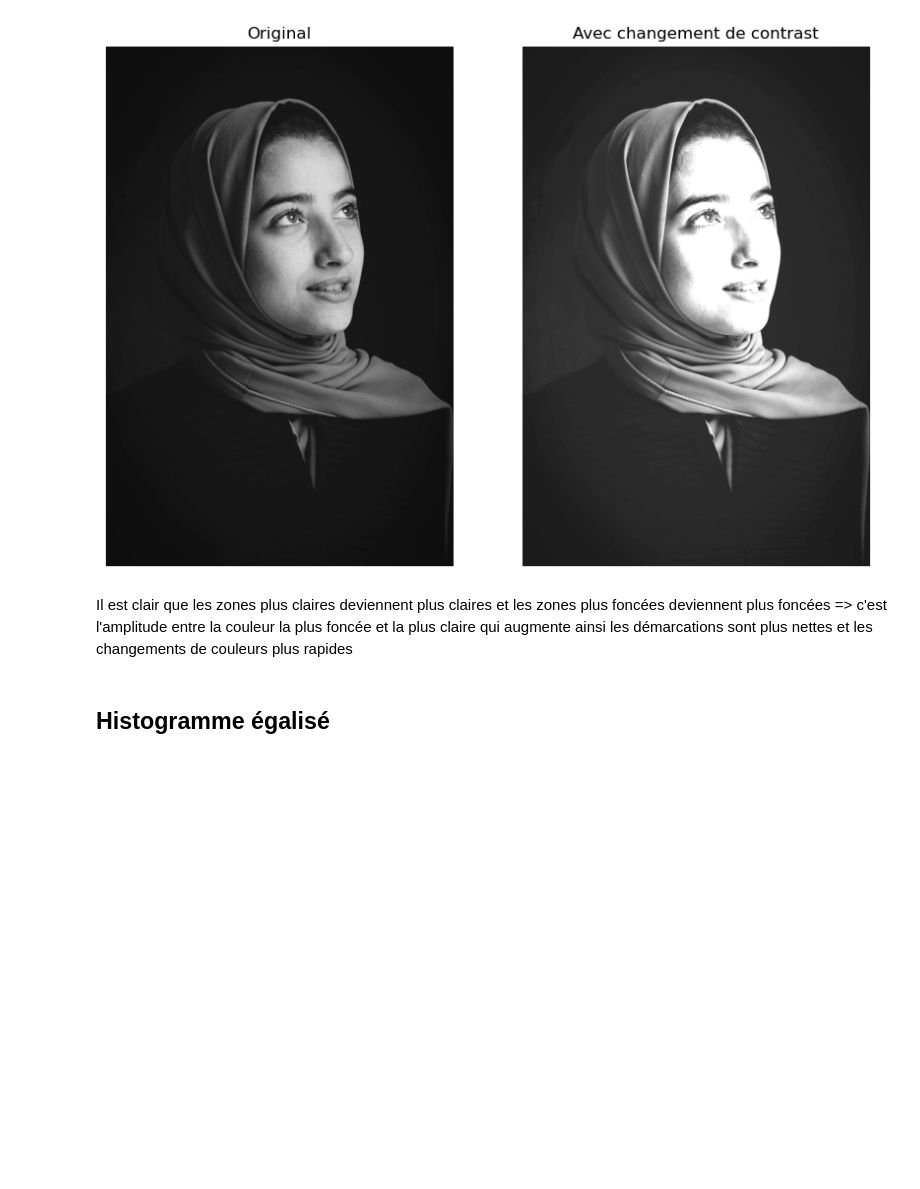
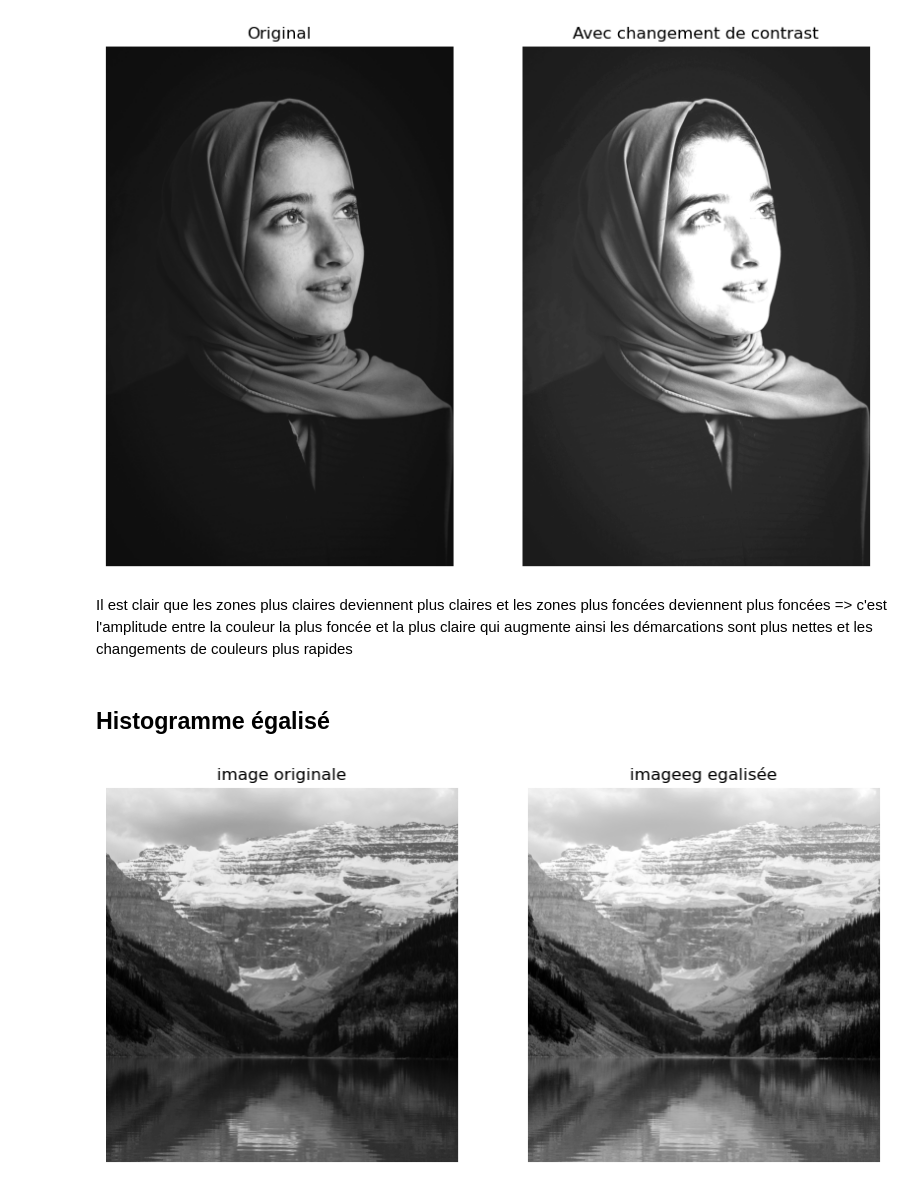
Before and after one commit to BatataNatna/Computer_Vision_Labs, a Jupyter notebook: Lab_03.ipynb, the cells around one changed output. Cells and saved outputs as stored; diff of their text form; code cells hidden in the pictures; blank space fills up the shorter version.

```diff
--- a/Lab_03.ipynb
+++ b/Lab_03.ipynb
@@ -272,3 +273,9 @@ plot_image(woman,new_image,"Original","Avec changement de contrast")
 Il est clair que les zones plus claires deviennent plus claires et les zones plus foncées deviennent plus foncées => c'est l'amplitude entre la couleur la plus foncée et la plus claire qui augmente ainsi les démarcations sont plus nettes et les changements de couleurs plus rapides
 # %% [markdown]
 ## Histogramme égalisé
+# %%
+alpes = cv2.imread("image5.jpg",cv2.IMREAD_GRAYSCALE)
+new_image = cv2.equalizeHist(alpes)
+plot_image(alpes,new_image,"image originale","imageeg egalisée")
+# %% [output]
+[figure, added]
```
Also changed, not shown: parts of 18 cells of this notebook, 4 other files.
